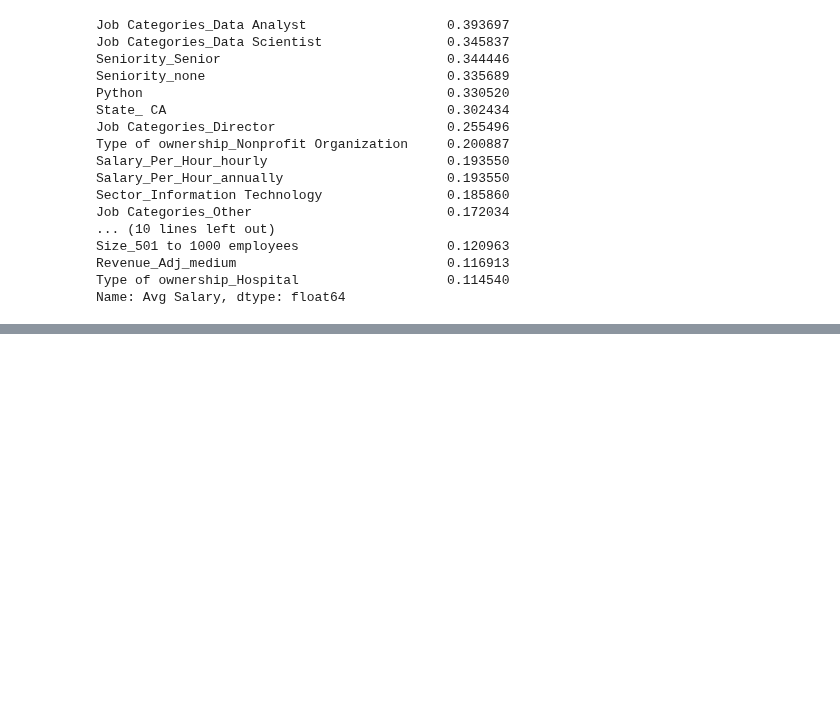
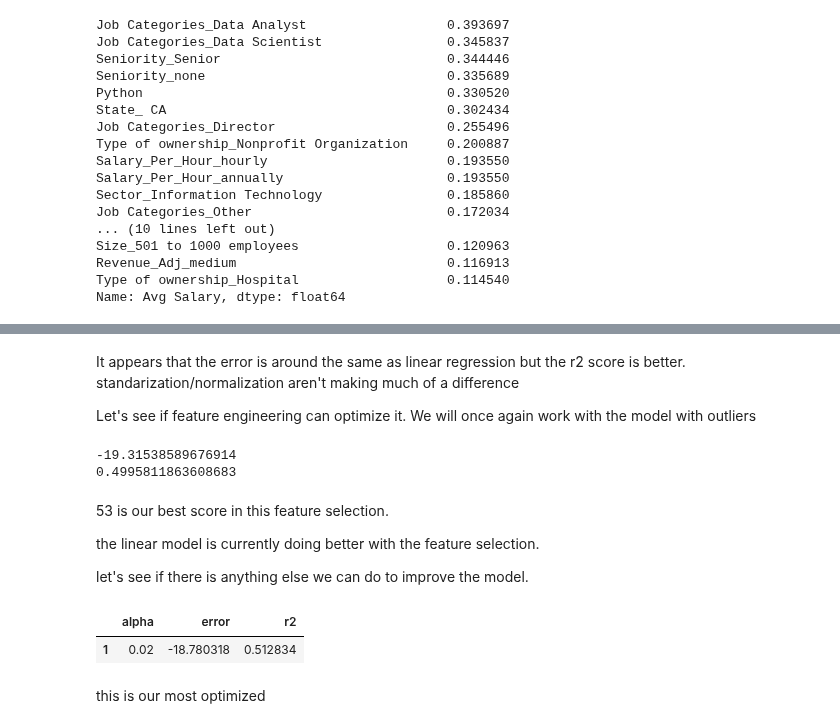
Before and after one commit to Aviost111/ds_project, a Jupyter notebook: model testing.ipynb, the cells around one changed output, grey strips where cells are left out. Cells and saved outputs as stored; diff of their text form; code cells hidden in the pictures; blank space fills up the shorter version.

Commit message:
tried lasso

```diff
--- a/model testing.ipynb
+++ b/model testing.ipynb
@@ -330,0 +396,63 @@ Name: Avg Salary, dtype: float64
+# %% [markdown]
+It appears that the error is around the same as linear regression but the r2 score is better.
+standarization/normalization aren't making much of a difference
+
+Let's see if feature engineering can optimize it. We will once again work with the model with outliers
+# %%
+def select_features2(X_train, y_train, X_test):
+
+    # configure to select a subset of features
+    fs = SelectKBest(score_func=f_regression, k=53)
+
+    # learn relationship from training data
+    fs.fit(X_train, y_train)
+
+    # transform train input data
+    X_train_fs = fs.transform(X_train)
+
+    # transform test input data
+    X_test_fs = fs.transform(X_test)
+
+    return X_train_fs, X_test_fs, fs
+# %%
+X_train_fs2, X_test_fs2, fs2 = select_features2(X_train, y_train, X_test)
+# %%
+model2 = Lasso(alpha=0.1)
+model2.fit(X_train_fs2, y_train)
+
+model2_improved = np.mean(cross_val_score(model2, X_train_fs2, y_train, scoring='neg_mean_absolute_error', cv=3))
+r2_improved2= np.mean(cross_val_score(model2, X_train_fs2, y_train, cv=3))
+
+
+print(model2_improved)
+print(r2_improved2)
+# %% [output]
+-19.31538589676914
+0.4995811863608683
+# %% [markdown]
+53 is our best score in this feature selection.
+
+the linear model is currently doing better with the feature selection.
+
+let's see if there is anything else we can do to improve the model.
+# %%
+alpha = []
+error = []
+r2 = []
+
+for i in range (1,100):
+    alpha.append(i/100)
+    lasso = Lasso(alpha=(i/100))
+    lasso.fit(X_train_fs2, y_train)
+    error.append(np.mean(cross_val_score(lasso, X_train_fs2, y_train, scoring='neg_mean_absolute_error', cv=3)))
+    r2.append(np.mean(cross_val_score(lasso, X_train_fs2, y_train, cv=3)))
+
+score = tuple(zip(alpha,error,r2))
+df_score = pd.DataFrame(scorez, columns = ['alpha','error','r2'])
+
+df_score[df_score.r2 == max(df_score.r2)]
+# %% [output]
+|  | alpha | error | r2 |
+| 1 | 0.02 | -18.780318 | 0.512834 |
+# %% [markdown]
+this is our most optimized
```
Also changed, not shown: parts of 3 cells of this notebook.
